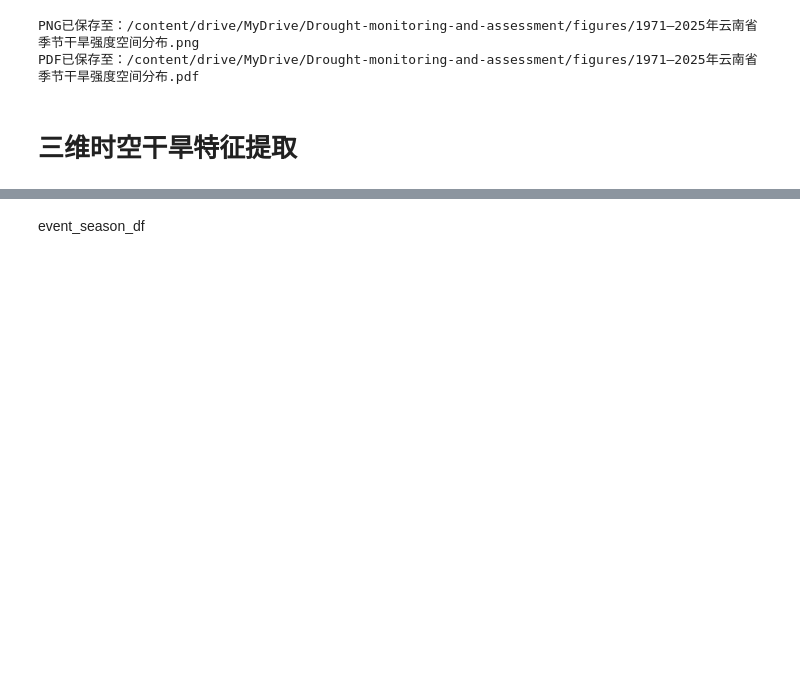
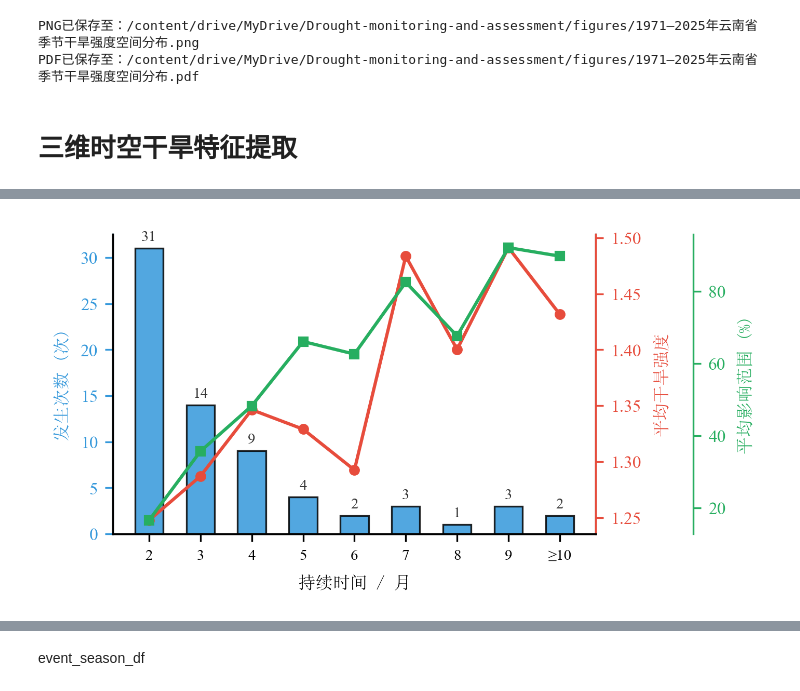
Before and after one commit to hongxu-yn/Drought-monitoring-and-assessment, a Jupyter notebook: src/气象干旱时空格局.ipynb, the cells around one changed output, grey strips where cells are left out. Saved outputs shown, nothing was run; the diff lists cells and outputs as text; code cells hidden in the pictures; blank space fills up the shorter version.

```diff
--- a/src/气象干旱时空格局.ipynb
+++ b/src/气象干旱时空格局.ipynb
@@ -3149,0 +2366,95 @@ season_sequence 频次统计：
+# %%
+import pandas as pd
+import numpy as np
+import matplotlib.pyplot as plt
+import matplotlib.font_manager as fm
+from pathlib import Path
+
+# =====================================================
+# 1. 字体设置
+# =====================================================
+font_dir = Path("/content/drive/MyDrive/fonts")
+font_zh = fm.FontProperties(fname=str(font_dir / "SimSun.ttf"))
+
+# =====================================================
+# 2. 数据读取与处理
+# =====================================================
+startyear, endyear = 1971, 2025
+project_dir = Path("/content/drive/MyDrive/Drought-monitoring-and-assessment")
+out_dir = project_dir / "output/drought_3d"
+csv_path = out_dir / f"SPEI03_3D_drought_event_features_{startyear}_{endyear}.csv"
+df = pd.read_csv(csv_path)
+
+df["Drought_Intensity"] = df["Mean_Intensity"].abs()
+
+max_display_months = 10
+df['Duration_Binned'] = df['Duration_Months'].apply(lambda x: min(x, max_display_months))
+
+# --- 核心新增：计算每个持续时间分组的平均强度和平均面积 ---
+grouped_stats = df.groupby('Duration_Binned').agg(
+    Event_Count=('Event_ID', 'count'),
+    Mean_Intensity=('Drought_Intensity', 'mean'),
+    Mean_Area_Ratio=('Max_Area_Ratio', 'mean')
+).sort_index()
+
+x_labels = [str(int(idx)) if idx < max_display_months else f"≥{max_display_months}" for idx in grouped_stats.index]
+
+# =====================================================
+# 3. 绘制 3-Y 轴组合图
+# =====================================================
+print("正在绘制干旱特征组合图...")
+fig, ax1 = plt.subplots(figsize=(4, 2.5), dpi=300)
+
+x_pos = np.arange(len(grouped_stats))
+
+# --- Y1 轴：干旱事件发生次数 (柱状图) ---
+color_y1 = '#3498db'  # 蓝色
+bars = ax1.bar(x_pos, grouped_stats['Event_Count'], width=0.55, color=color_y1, edgecolor='black', linewidth=0.8, alpha=0.85)
+
+for bar in bars:
+    height = bar.get_height()
+    ax1.text(bar.get_x() + bar.get_width()/2., height + 0.5, f'{int(height)}', ha='center', va='bottom', fontsize=7, color='#333333')
+
+ax1.set_xticks(x_pos)
+ax1.set_xticklabels(x_labels)
+ax1.set_xlabel('持续时间 / 月', fontproperties=font_zh, labelpad=5)
+ax1.set_ylabel('发生次数 (次)', fontproperties=font_zh, color=color_y1, labelpad=5)
+ax1.tick_params(axis='y', colors=color_y1, labelsize=8)
+
+# --- Y2 轴：平均干旱强度 (折线图) ---
+ax2 = ax1.twinx()
+color_y2 = '#e74c3c'  # 红色
+ax2.plot(x_pos, grouped_stats['Mean_Intensity'], color=color_y2, marker='o', markersize=4, linewidth=1.5, label='平均强度')
+ax2.set_ylabel('平均干旱强度', fontproperties=font_zh, color=color_y2, labelpad=5)
+ax2.tick_params(axis='y', colors=color_y2, labelsize=8)
+
+# --- Y3 轴：平均影响范围 (折线图) ---
+ax3 = ax1.twinx()
+color_y3 = '#27ae60'  # 绿色
+ax3.spines['right'].set_position(('outward', 45))  # 平移第三个 Y 轴，防止与 Y2 重叠
+
+ax3.plot(x_pos, grouped_stats['Mean_Area_Ratio'], color=color_y3, marker='s', markersize=4, linewidth=1.5, label='平均面积占比')
+ax3.set_ylabel('平均影响范围 (%)', fontproperties=font_zh, color=color_y3, labelpad=5)
+ax3.tick_params(axis='y', colors=color_y3, labelsize=8)
+
+# 隐藏不必要的顶部边框
+for ax in [ax1, ax2, ax3]:
+    ax.spines['top'].set_visible(False)
+
+# 为 Y2 和 Y3 设置颜色，区分清晰
+ax2.spines['right'].set_color(color_y2)
+ax3.spines['right'].set_color(color_y3)
+ax1.spines['left'].set_color(color_y1)
+
+# =====================================================
+# 4. 保存图片
+# =====================================================
+out_png = out_dir / f"Drought_Multi_Feature_Distribution_{startyear}_{endyear}.png"
+out_pdf = out_dir / f"Drought_Multi_Feature_Distribution_{startyear}_{endyear}.pdf"
+
+plt.savefig(out_png, bbox_inches='tight', dpi=300)
+plt.savefig(out_pdf, bbox_inches='tight', dpi=300)
+
+print(f"✅ 图表已保存至: {out_png}")
+plt.show()
+# %% [output]
@@ -3149,0 +2463 @@ season_sequence 频次统计：
+[figure, added]
```
Also changed, not shown: parts of 21 cells of this notebook.
